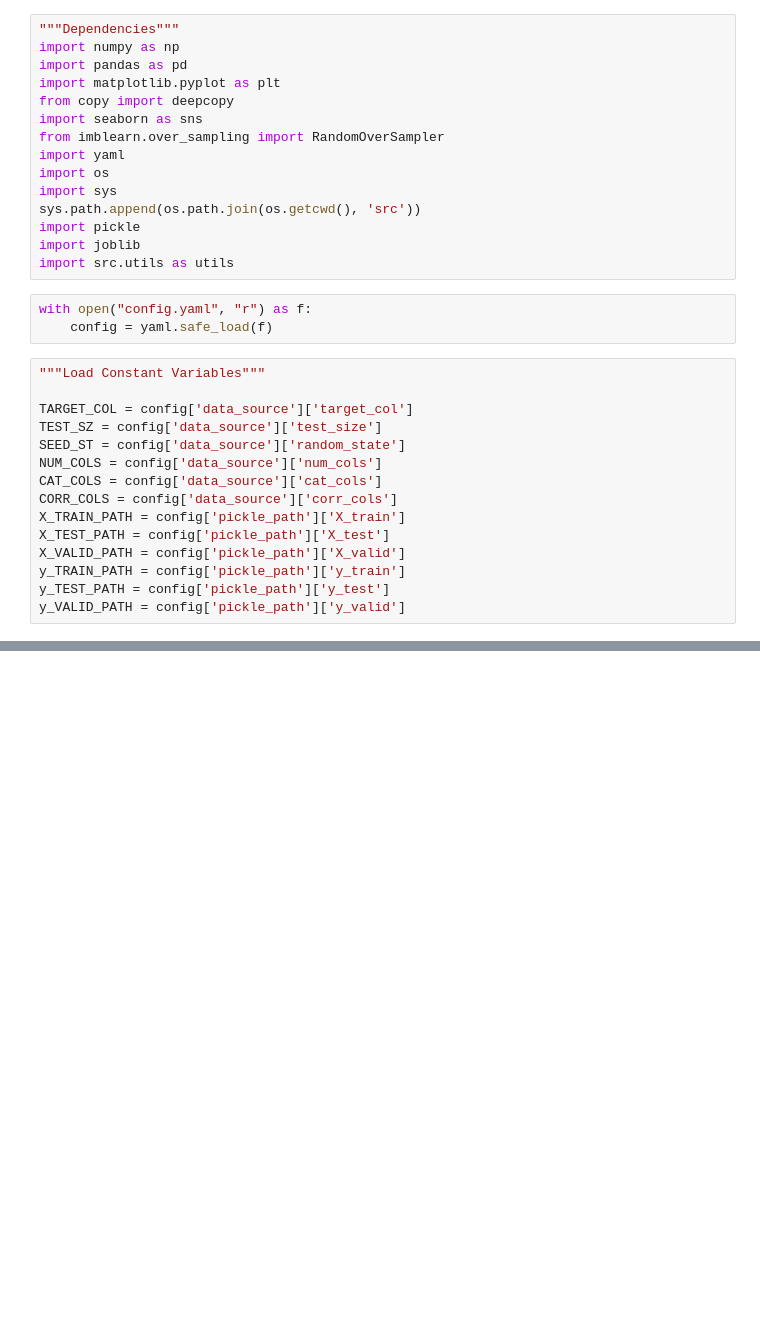
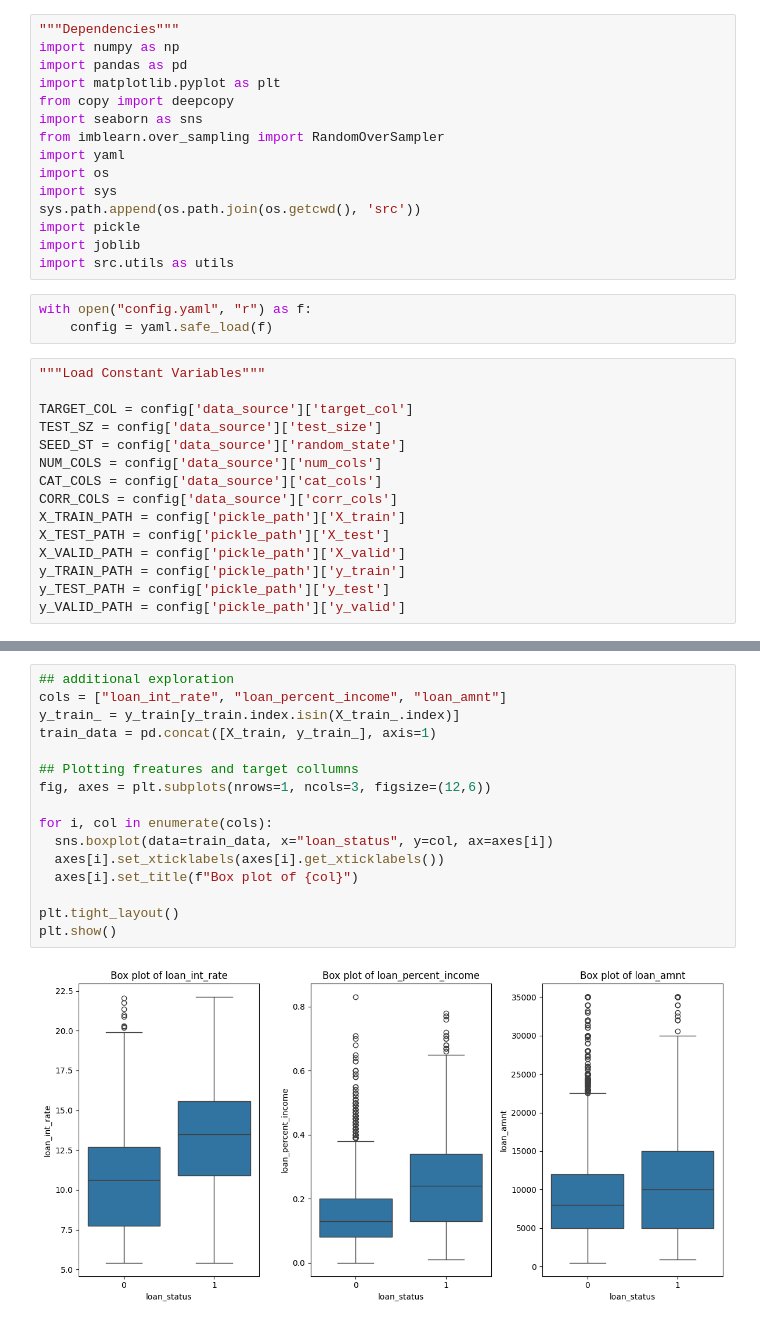
Before and after one commit to Code2Drift/Aditya_MLPROCESS, a Jupyter notebook: eda.ipynb, the cells around one changed output, grey strips where cells are left out. Cells and saved outputs as stored; diff of their text form; blank space fills up the shorter version.

```diff
--- a/eda.ipynb
+++ b/eda.ipynb
@@ -41,0 +232,18 @@ FileNotFoundError: [Errno 2] No such file or directory: 'E:/01_Programming/Py/Ad
+# %%
+## additional exploration
+cols = ["loan_int_rate", "loan_percent_income", "loan_amnt"]
+y_train_ = y_train[y_train.index.isin(X_train_.index)]
+train_data = pd.concat([X_train, y_train_], axis=1)
+
+## Plotting freatures and target collumns
+fig, axes = plt.subplots(nrows=1, ncols=3, figsize=(12,6))
+
+for i, col in enumerate(cols):
+  sns.boxplot(data=train_data, x="loan_status", y=col, ax=axes[i])
+  axes[i].set_xticklabels(axes[i].get_xticklabels())
+  axes[i].set_title(f"Box plot of {col}")
+
+plt.tight_layout()
+plt.show()
+# %% [output]
+[figure, added]
```
Also changed, not shown: parts of 37 cells of this notebook, 2 other files.
